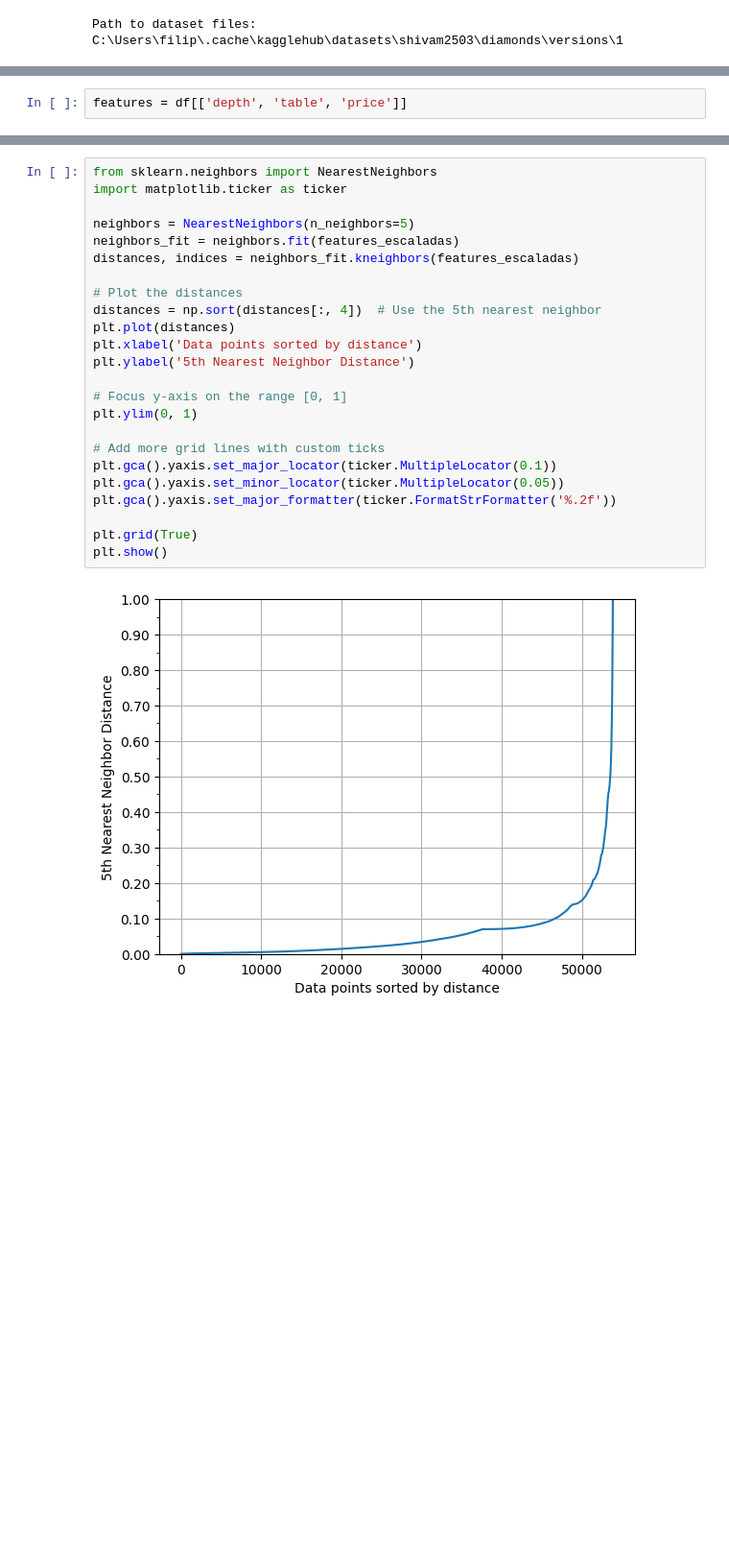
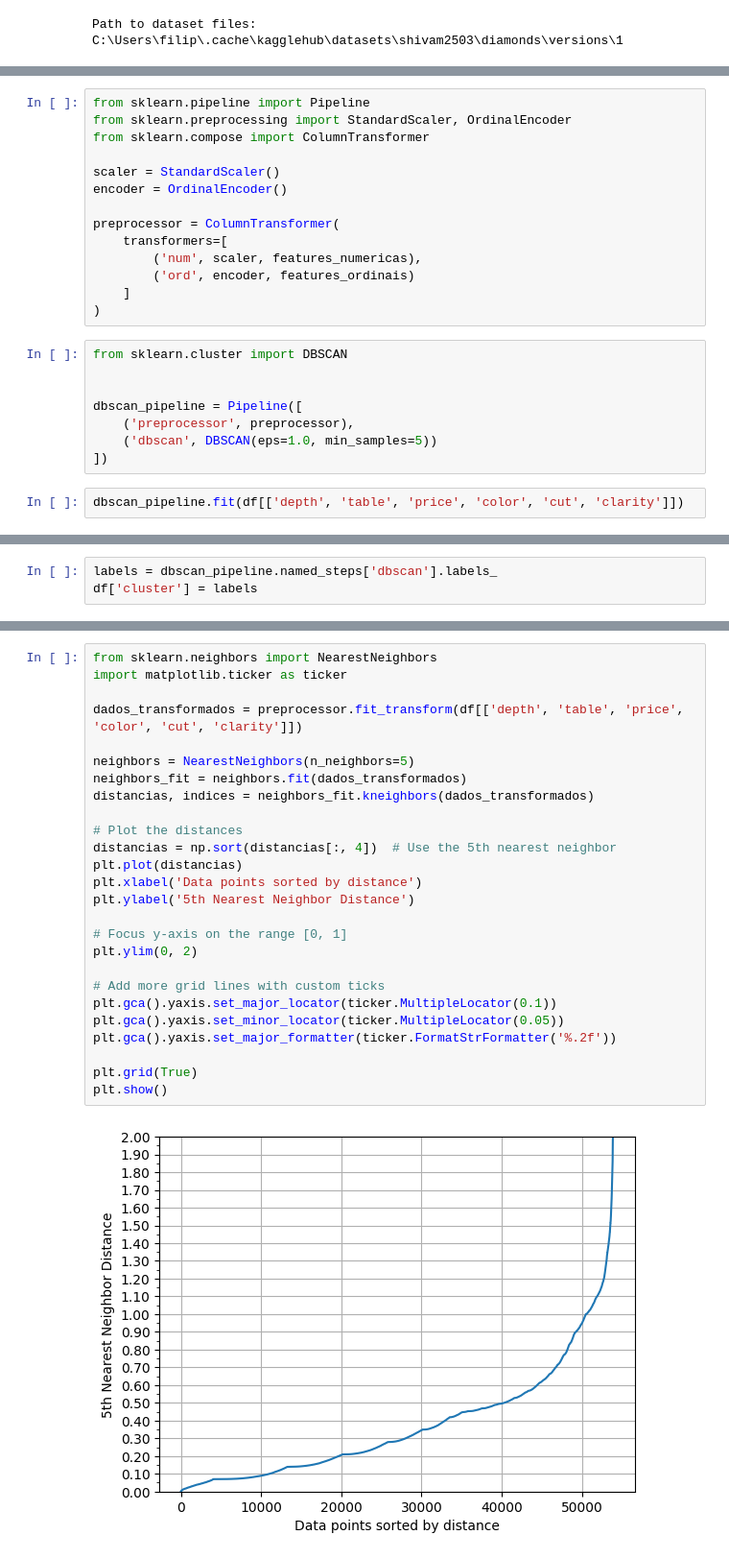
Before and after one commit to Turma1174/projetoML2, a Jupyter notebook: DBscan.ipynb, the cells around one changed output, grey strips where cells are left out. Shown: that part at 96% size. Cells and saved outputs as stored; diff of their text form; blank space fills up the shorter version.

Commit message:
Refiz DBSCAN com ordinais e DBSCAN com cleaned.csv

```diff
--- a/DBscan.ipynb
+++ b/DBscan.ipynb
@@ -19,2 +30,24 @@ Path to dataset files: C:\Users\filip\.cache\kagglehub\datasets\shivam2503\diamo
+# %%
+from sklearn.pipeline import Pipeline
+from sklearn.preprocessing import StandardScaler, OrdinalEncoder
+from sklearn.compose import ColumnTransformer
+
+scaler = StandardScaler()
+encoder = OrdinalEncoder()
+
+preprocessor = ColumnTransformer(
+    transformers=[
+        ('num', scaler, features_numericas),
+        ('ord', encoder, features_ordinais)
+    ]
+)
+# %%
+from sklearn.cluster import DBSCAN
+
+
+dbscan_pipeline = Pipeline([
+    ('preprocessor', preprocessor),
+    ('dbscan', DBSCAN(eps=1.0, min_samples=5))
+])
 # %%
-features = df[['depth', 'table', 'price']]
+dbscan_pipeline.fit(df[['depth', 'table', 'price', 'color', 'cut', 'clarity']])
@@ -32,3 +62,6 @@ df['cluster'] = dbscan.labels_
+# %%
+labels = dbscan_pipeline.named_steps['dbscan'].labels_
+df['cluster'] = labels
 # %%
 # Check unique clusters (-1 indicates noise)
 print(df['cluster'].value_counts())
@@ -49,26 +91,28 @@ Name: count, dtype: int64
 # %%
 from sklearn.neighbors import NearestNeighbors
 import matplotlib.ticker as ticker
 
+dados_transformados = preprocessor.fit_transform(df[['depth', 'table', 'price', 'color', 'cut', 'clarity']])
+
 neighbors = NearestNeighbors(n_neighbors=5)
-neighbors_fit = neighbors.fit(features_escaladas)
-distances, indices = neighbors_fit.kneighbors(features_escaladas)
+neighbors_fit = neighbors.fit(dados_transformados)
+distancias, indices = neighbors_fit.kneighbors(dados_transformados)
 
 # Plot the distances
-distances = np.sort(distances[:, 4])  # Use the 5th nearest neighbor
-plt.plot(distances)
+distancias = np.sort(distancias[:, 4])  # Use the 5th nearest neighbor
+plt.plot(distancias)
 plt.xlabel('Data points sorted by distance')
 plt.ylabel('5th Nearest Neighbor Distance')
 
 # Focus y-axis on the range [0, 1]
-plt.ylim(0, 1)
+plt.ylim(0, 2)
 
 # Add more grid lines with custom ticks
 plt.gca().yaxis.set_major_locator(ticker.MultipleLocator(0.1))
 plt.gca().yaxis.set_minor_locator(ticker.MultipleLocator(0.05))
 plt.gca().yaxis.set_major_formatter(ticker.FormatStrFormatter('%.2f'))
 
 plt.grid(True)
 plt.show()
 # %% [output]
-[figure, old version]
+[figure, new version]
```
Also changed, not shown: parts of 15 cells of this notebook.
